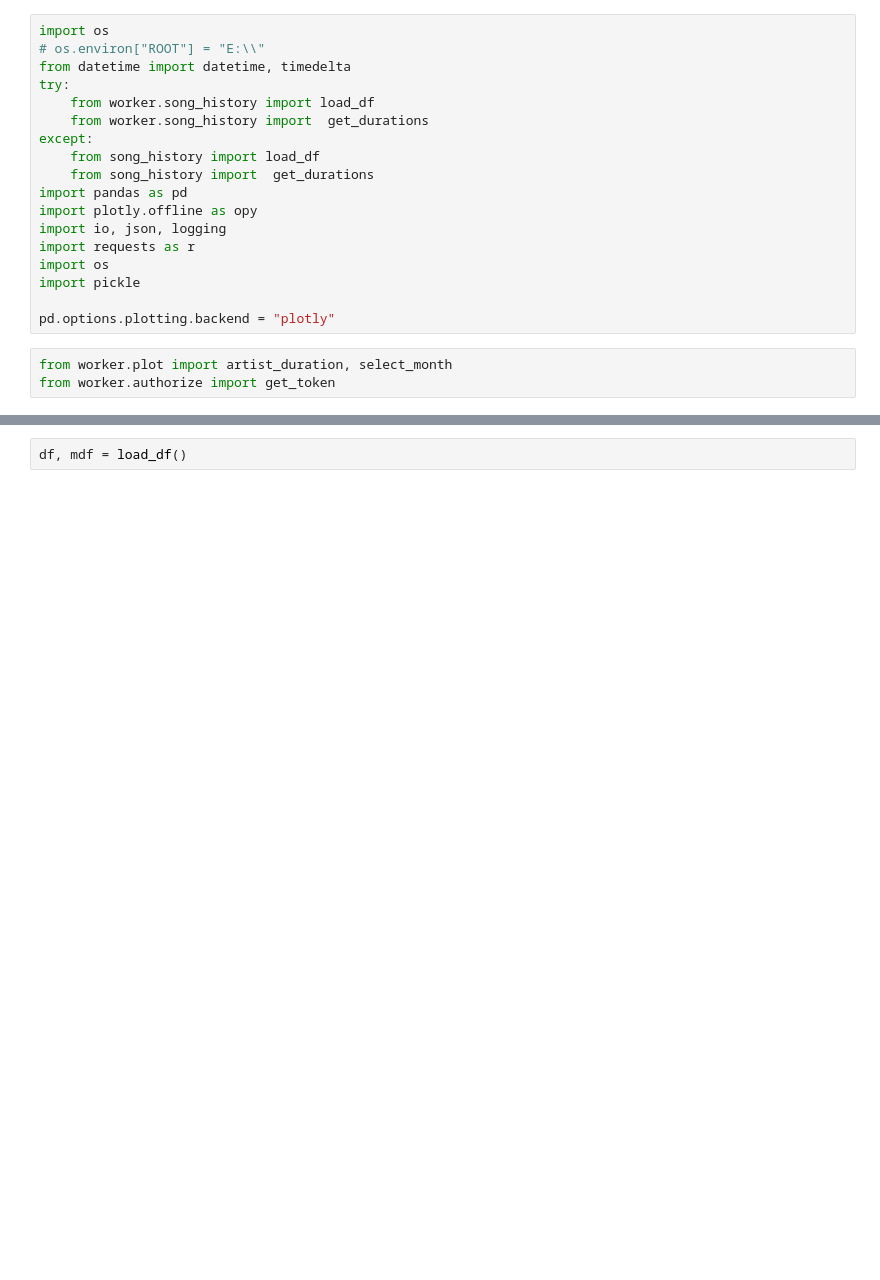
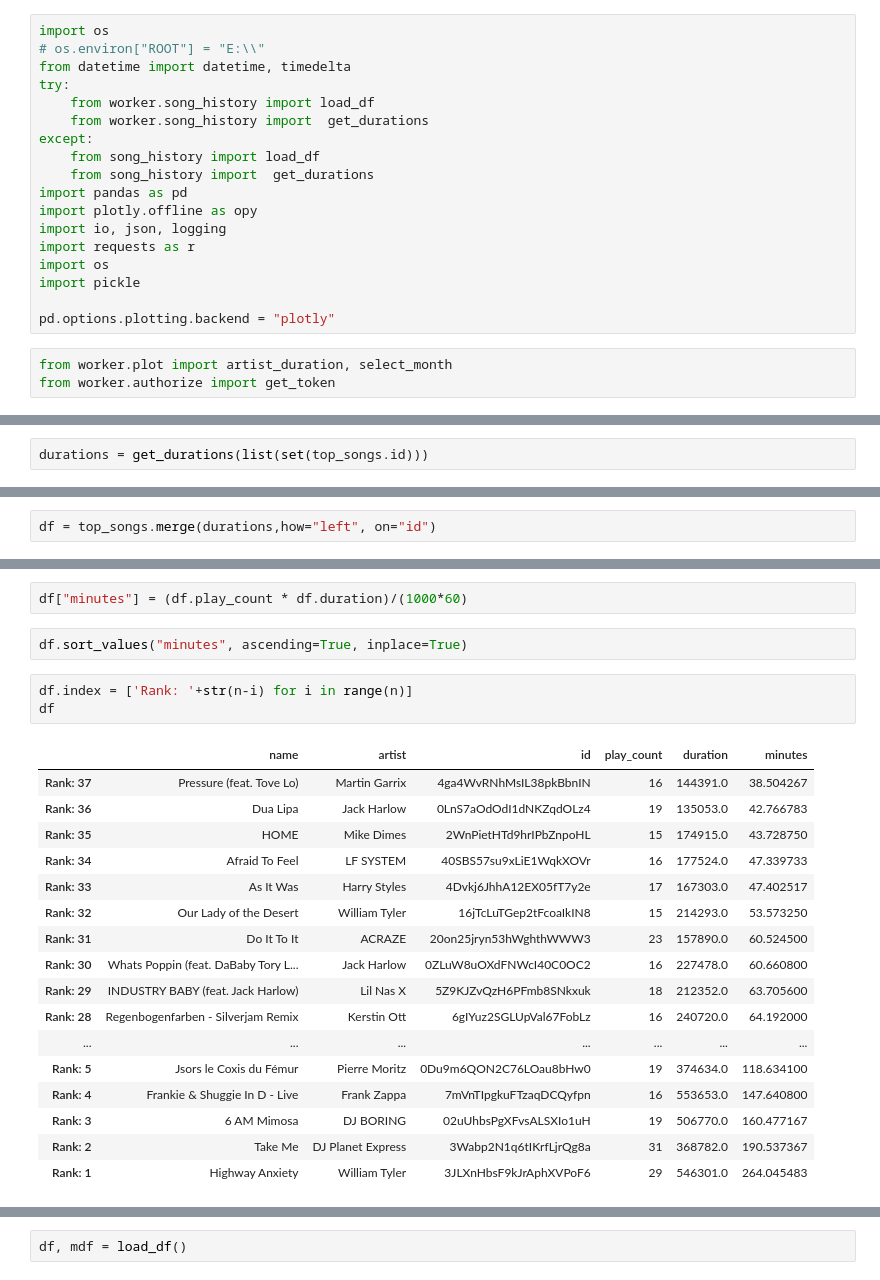
Before and after one commit to pmhalvor/website, a Jupyter notebook: radio/debug-plots.ipynb, the cells around one changed output, grey strips where cells are left out. Cells and saved outputs as stored; diff of their text form; blank space fills up the shorter version.

```diff
--- a/radio/debug-plots.ipynb
+++ b/radio/debug-plots.ipynb
@@ -24,0 +107,2 @@ from worker.authorize import get_token
+# %%
+durations = get_durations(list(set(top_songs.id)))
@@ -24,0 +127,2 @@ from worker.authorize import get_token
+# %%
+df = top_songs.merge(durations,how="left", on="id")
@@ -24,0 +149,25 @@ from worker.authorize import get_token
+# %%
+df["minutes"] = (df.play_count * df.duration)/(1000*60)
+# %%
+df.sort_values("minutes", ascending=True, inplace=True)
+# %%
+df.index = ['Rank: '+str(n-i) for i in range(n)]
+df
+# %% [output]
+|  | name | artist | id | play_count | duration | minutes |
+| Rank: 37 | Pressure (feat. Tove Lo) | Martin Garrix | 4ga4WvRNhMsIL38pkBbnIN | 16 | 144391.0 | 38.504267 |
+| Rank: 36 | Dua Lipa | Jack Harlow | 0LnS7aOdOdI1dNKZqdOLz4 | 19 | 135053.0 | 42.766783 |
+| Rank: 35 | HOME | Mike Dimes | 2WnPietHTd9hrIPbZnpoHL | 15 | 174915.0 | 43.728750 |
+| Rank: 34 | Afraid To Feel | LF SYSTEM | 40SBS57su9xLiE1WqkXOVr | 16 | 177524.0 | 47.339733 |
+| Rank: 33 | As It Was | Harry Styles | 4Dvkj6JhhA12EX05fT7y2e | 17 | 167303.0 | 47.402517 |
+| Rank: 32 | Our Lady of the Desert | William Tyler | 16jTcLuTGep2tFcoaIkIN8 | 15 | 214293.0 | 53.573250 |
+| Rank: 31 | Do It To It | ACRAZE | 20on25jryn53hWghthWWW3 | 23 | 157890.0 | 60.524500 |
+| Rank: 30 | Whats Poppin (feat. DaBaby Tory L... | Jack Harlow | 0ZLuW8uOXdFNWcI40C0OC2 | 16 | 227478.0 | 60.660800 |
+| Rank: 29 | INDUSTRY BABY (feat. Jack Harlow) | Lil Nas X | 5Z9KJZvQzH6PFmb8SNkxuk | 18 | 212352.0 | 63.705600 |
+| Rank: 28 | Regenbogenfarben - Silverjam Remix | Kerstin Ott | 6gIYuz2SGLUpVal67FobLz | 16 | 240720.0 | 64.192000 |
+| ... | ... | ... | ... | ... | ... | ... |
+| Rank: 5 | Jsors le Coxis du Fémur | Pierre Moritz | 0Du9m6QON2C76LOau8bHw0 | 19 | 374634.0 | 118.634100 |
+| Rank: 4 | Frankie & Shuggie In D - Live | Frank Zappa | 7mVnTIpgkuFTzaqDCQyfpn | 16 | 553653.0 | 147.640800 |
+| Rank: 3 | 6 AM Mimosa | DJ BORING | 02uUhbsPgXFvsALSXIo1uH | 19 | 506770.0 | 160.477167 |
+| Rank: 2 | Take Me | DJ Planet Express | 3Wabp2N1q6tIKrfLjrQg8a | 31 | 368782.0 | 190.537367 |
+| Rank: 1 | Highway Anxiety | William Tyler | 3JLXnHbsF9kJrAphXVPoF6 | 29 | 546301.0 | 264.045483 |
```
Also changed, not shown: parts of 61 cells of this notebook, 3 other files.
